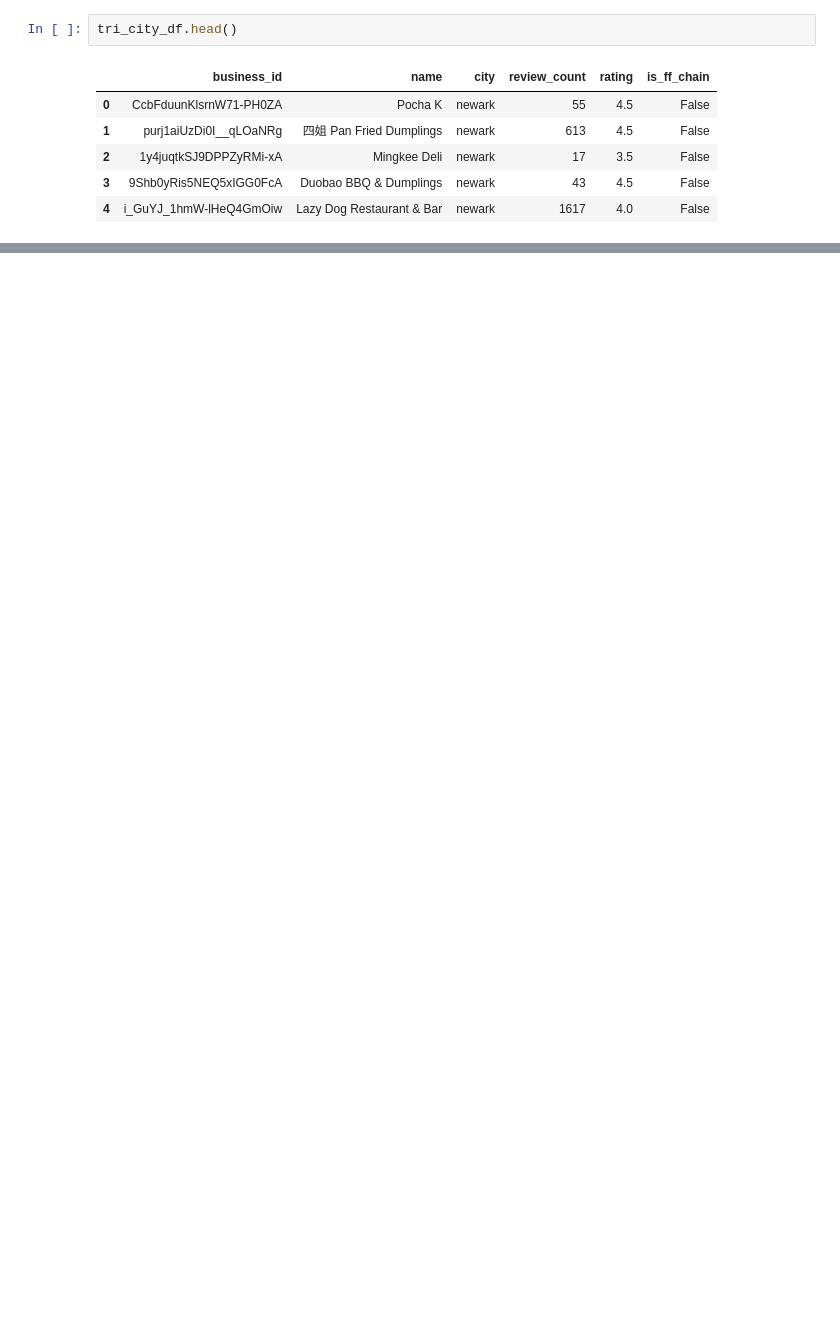
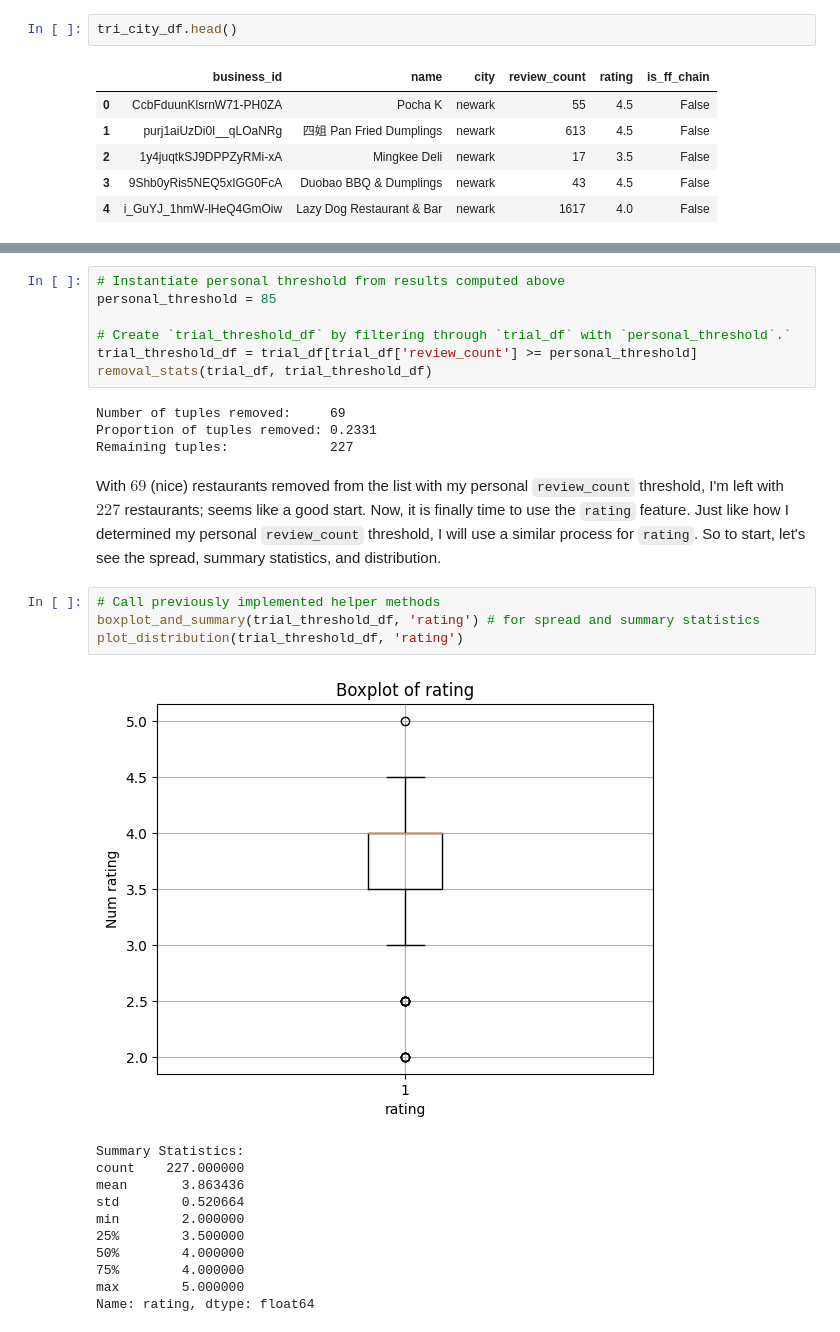
Before and after one commit to dnhuang/sf-tri-city-restaurants, a Jupyter notebook: analysis.ipynb, the cells around one changed output, grey strips where cells are left out. Saved outputs shown, nothing was run; the diff lists cells and outputs as text; blank space fills up the shorter version.

```diff
--- a/analysis.ipynb
+++ b/analysis.ipynb
@@ -316,0 +474,29 @@ tri_city_df.head()
+# %%
+# Instantiate personal threshold from results computed above
+personal_threshold = 85
+
+# Create `trial_threshold_df` by filtering through `trial_df` with `personal_threshold`.`
+trial_threshold_df = trial_df[trial_df['review_count'] >= personal_threshold]
+removal_stats(trial_df, trial_threshold_df)
+# %% [output]
+Number of tuples removed:     69
+Proportion of tuples removed: 0.2331
+Remaining tuples:             227
+# %% [markdown]
+With $69$ (nice) restaurants removed from the list with my personal `review_count` threshold, I'm left with $227$ restaurants; seems like a good start. Now, it is finally time to use the `rating` feature. Just like how I determined my personal `review_count` threshold, I will use a similar process for `rating`. So to start, let's see the spread, summary statistics, and distribution.
+# %%
+# Call previously implemented helper methods
+boxplot_and_summary(trial_threshold_df, 'rating') # for spread and summary statistics
+plot_distribution(trial_threshold_df, 'rating')
+# %% [output]
+[figure, added]
+Summary Statistics:
+count    227.000000
+mean       3.863436
+std        0.520664
+min        2.000000
+25%        3.500000
+50%        4.000000
+75%        4.000000
+max        5.000000
+Name: rating, dtype: float64
```
Also changed, not shown: parts of 27 cells of this notebook.
